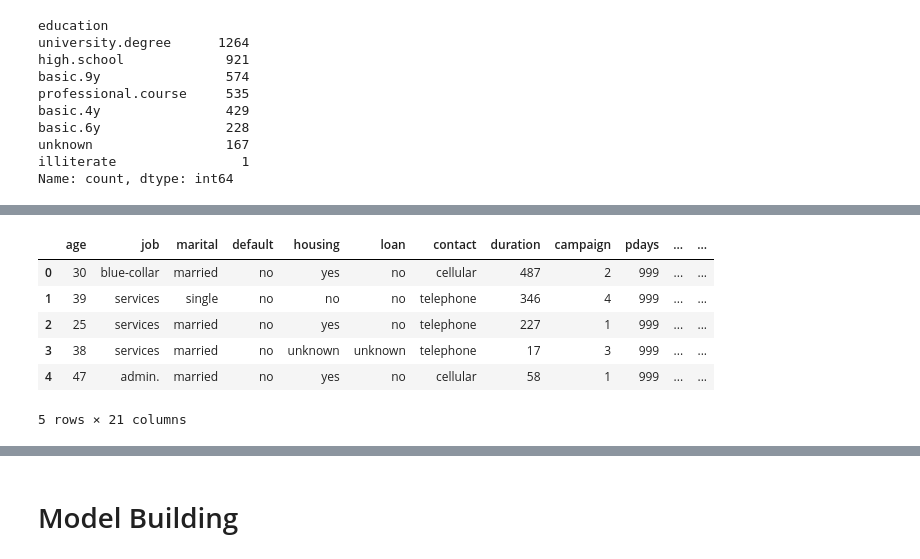
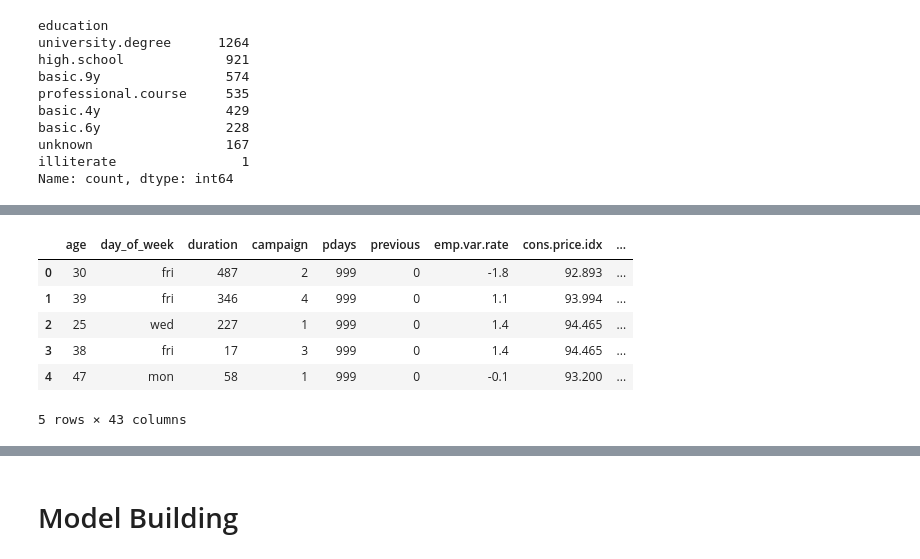
Before and after one commit to johnprg/BankData, a Jupyter notebook: try_it_17.1.ipynb, the cells around one changed output, grey strips where cells are left out. Cells and saved outputs as stored; diff of their text form; code cells hidden in the pictures.

```diff
--- a/try_it_17.1.ipynb
+++ b/try_it_17.1.ipynb
@@ -178,0 +213,7 @@ Name: count, dtype: int64
+# %%
+
+
+y = bank['y']
+X = bank.loc[:, 'age':'nr.employed']
+
+X.head()
@@ -178,0 +227,26 @@ Name: count, dtype: int64
+# %%
+# numeric encode the education column
+ed_values = {'education': ['illiterate', 'basic.4y', 'basic.6y', 'basic.9y', 'high.school', 'professional.course', 'university.degree', 'unknown']}
+
+# Define a mapping dictionary for education levels
+ed_mapping = {
+    'illiterate': 0,
+    'basic.4y': 1,
+    'basic.6y': 2,
+    'basic.9y': 3,
+    'high.school': 4,
+    'professional.course': 5,
+    'university.degree': 6,
+    'unknown': -1
+}
+
+# Create a new column 'education_encoded' using the mapping
+X['education_encoded'] = X['education'].map(ed_mapping)
+
+#replace the unknown values with the mean of the known values in the education_encoded column
+mean_ed = round(X[X['education_encoded'] != -1]['education_encoded'].mean())
+X['education_encoded'] = X['education_encoded'].replace(-1, mean_ed)
+# %%
+# drop the original education column
+X = X.drop('education', axis=1)
+X.head()
@@ -186,10 +267,10 @@ day_mapping = {
     'fri': 5
 }
 
-bank['day_of_week_encoded'] = bank['day_of_week'].map(day_mapping)
+X['day_of_week_encoded'] = X['day_of_week'].map(day_mapping)
 
 # drop the original day_of_week column
-bank = bank.drop('day_of_week', axis=1)
+X = X.drop('day_of_week', axis=1)
 
-bank.head()
+X.head()
 # %% [output]
@@ -203,34 +284,34 @@ bank.head()
 # %%
 # numeric encode the month column
 month_mapping = {
     'jan': 1,
     'feb': 2,
     'mar': 3,
     'apr': 4,
     'may': 5,
     'jun': 6,
     'jul': 7,
     'aug': 8,
     'sep': 9,
     'oct': 10,
     'nov': 11,
     'dec': 12
 }
 
-bank['month_encoded'] = bank['month'].map(month_mapping)
+X['month_encoded'] = X['month'].map(month_mapping)
 
 # drop the original month column
-bank = bank.drop('month', axis=1)
+X = X.drop('month', axis=1)
 
-bank.head()
+X.head()
 # %% [output]
-|  | age | job | marital | default | housing | loan | contact | duration | campaign | pdays | ... | ... |
-| 0 | 30 | blue-collar | married | no | yes | no | cellular | 487 | 2 | 999 | ... | ... |
-| 1 | 39 | services | single | no | no | no | telephone | 346 | 4 | 999 | ... | ... |
-| 2 | 25 | services | married | no | yes | no | telephone | 227 | 1 | 999 | ... | ... |
-| 3 | 38 | services | married | no | unknown | unknown | telephone | 17 | 3 | 999 | ... | ... |
-| 4 | 47 | admin. | married | no | yes | no | cellular | 58 | 1 | 999 | ... | ... |
+|  | age | day_of_week | duration | campaign | pdays | previous | emp.var.rate | cons.price.idx | ... |
+| 0 | 30 | fri | 487 | 2 | 999 | 0 | -1.8 | 92.893 | ... |
+| 1 | 39 | fri | 346 | 4 | 999 | 0 | 1.1 | 93.994 | ... |
+| 2 | 25 | wed | 227 | 1 | 999 | 0 | 1.4 | 94.465 | ... |
+| 3 | 38 | fri | 17 | 3 | 999 | 0 | 1.4 | 94.465 | ... |
+| 4 | 47 | mon | 58 | 1 | 999 | 0 | -0.1 | 93.200 | ... |
-5 rows × 21 columns
+5 rows × 43 columns
 # %%
 # list the remaining non-numeric columns
 
```
Also changed, not shown: parts of 35 cells of this notebook.
